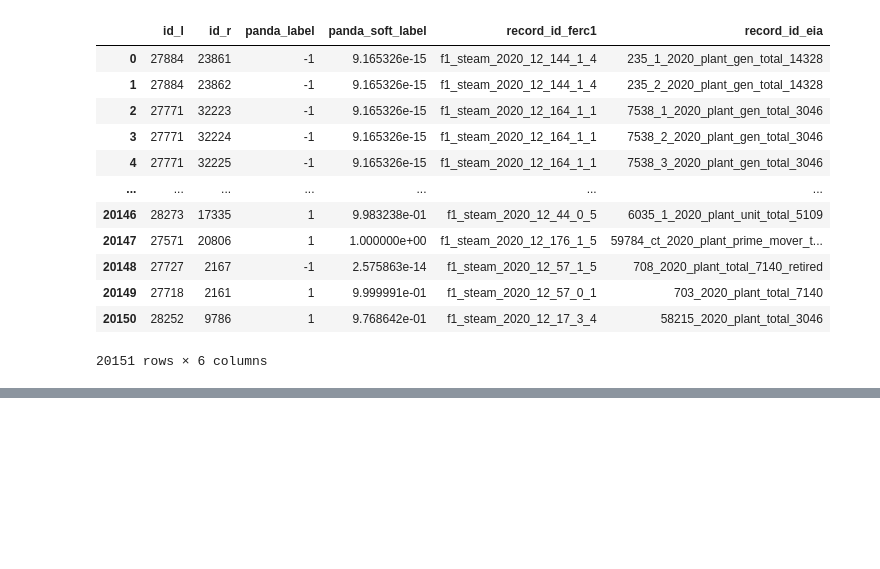
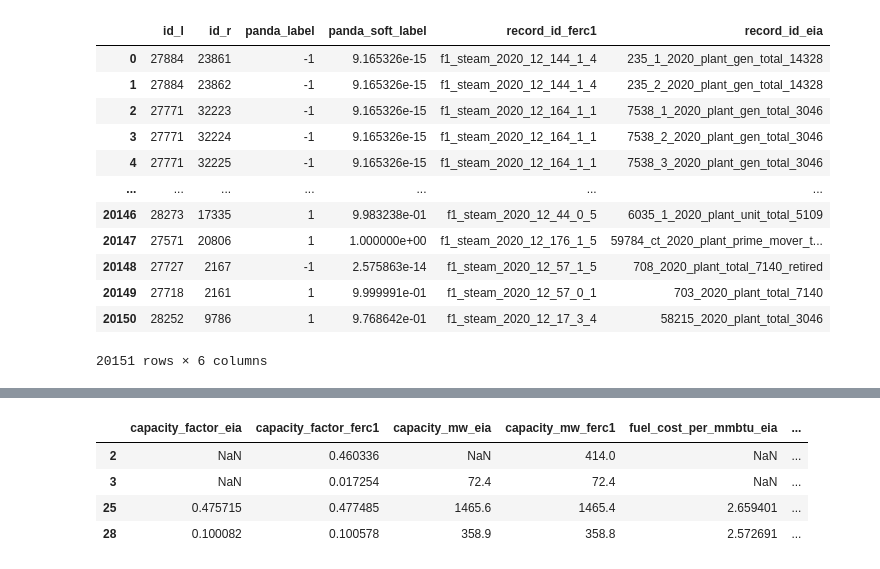
Before and after one commit to catalyst-cooperative/ccai-entity-matching, a Jupyter notebook: training_data_metrics.ipynb, the cells around one changed output, grey strips where cells are left out. Cells and saved outputs as stored; diff of their text form; code cells hidden in the pictures; blank space fills up the shorter version.

```diff
--- a/training_data_metrics.ipynb
+++ b/training_data_metrics.ipynb
@@ -64,0 +134,17 @@ panda_labels[panda_labels.duplicated(subset=["record_id_eia", "record_id_ferc1"]
+# %%
+cols = ['capacity_factor_eia',
+       'capacity_factor_ferc1',
+       'capacity_mw_eia',
+       'capacity_mw_ferc1',
+       'fuel_cost_per_mmbtu_eia', 'fuel_cost_per_mmbtu_ferc1',
+       'fuel_cost_per_mwh_eia', 'fuel_cost_per_mwh_ferc1',
+       'fuel_type_code_pudl_eia', 'fuel_type_code_pudl_ferc1',
+       'heat_rate_mmbtu_mwh_eia', 'heat_rate_mmbtu_mwh_ferc1',
+       'net_generation_mwh_eia', 'net_generation_mwh_ferc1']
+misses_full[cols]
+# %% [output]
+|  | capacity_factor_eia | capacity_factor_ferc1 | capacity_mw_eia | capacity_mw_ferc1 | fuel_cost_per_mmbtu_eia | ... |
+| 2 | NaN | 0.460336 | NaN | 414.0 | NaN | ... |
+| 3 | NaN | 0.017254 | 72.4 | 72.4 | NaN | ... |
+| 25 | 0.475715 | 0.477485 | 1465.6 | 1465.4 | 2.659401 | ... |
+| 28 | 0.100082 | 0.100578 | 358.9 | 358.8 | 2.572691 | ... |
```
Also changed, not shown: parts of 20 cells of this notebook, 1 other file.
